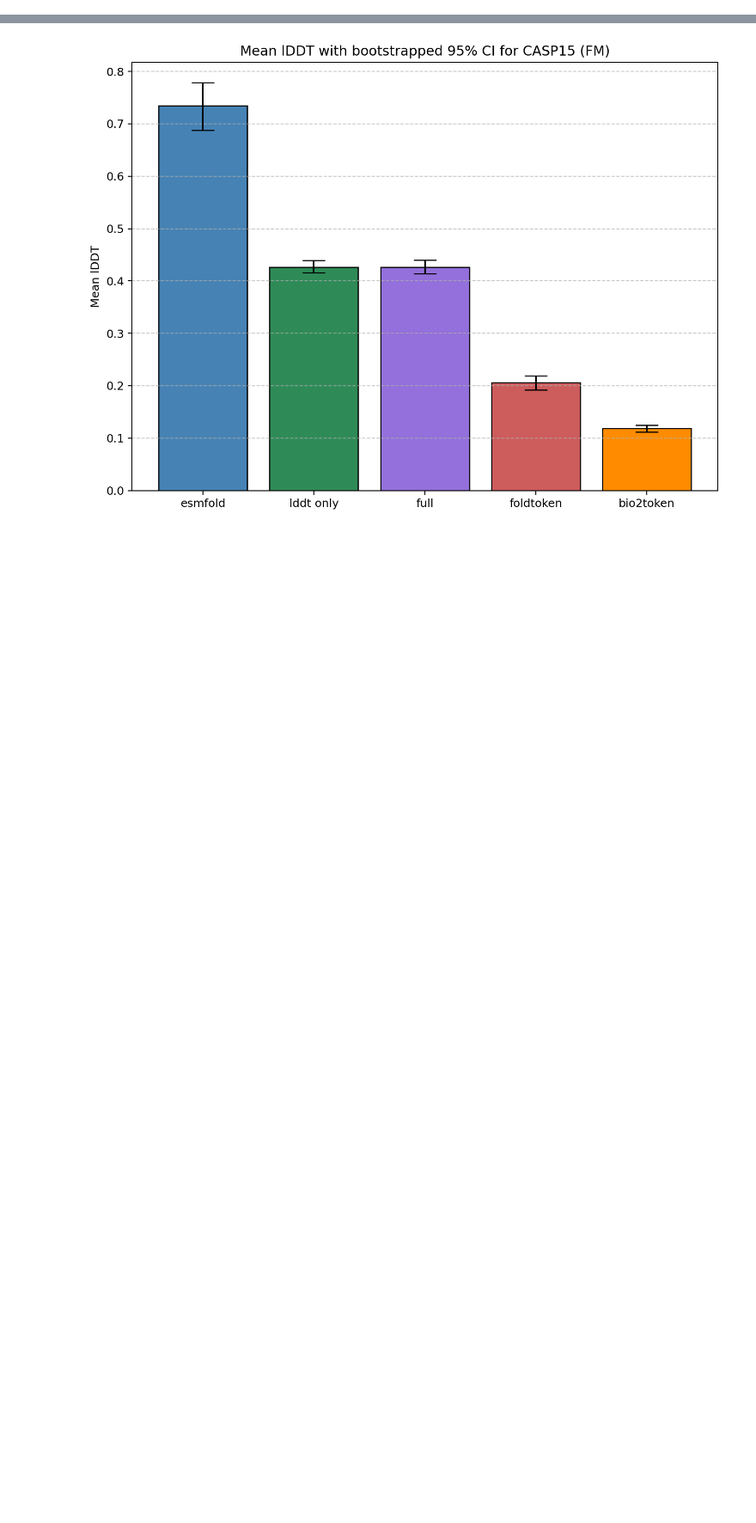
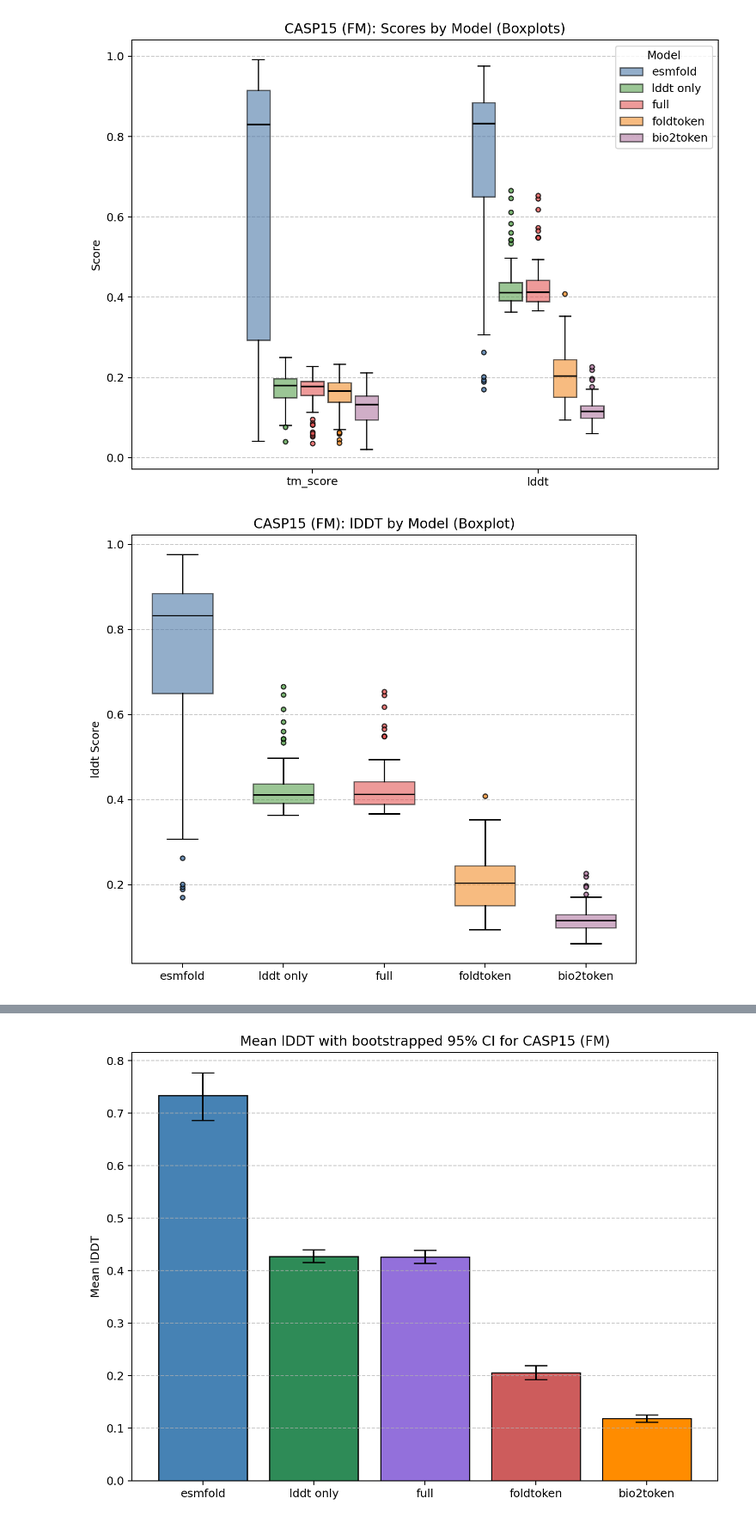
Before and after one commit to BetelgeuseBugFixer/MaPra2025, a Jupyter notebook: benchmark/benchmark.ipynb, the cells around one changed output, grey strips where cells are left out. Shown at 86% size. Saved outputs shown, nothing was run; the diff lists cells and outputs as text; code cells hidden in the pictures; blank space fills up the shorter version.

```diff
--- a/benchmark/benchmark.ipynb
+++ b/benchmark/benchmark.ipynb
@@ -241,0 +251,70 @@ plt.show()
+# %%
+# CASP
+casp_metrics = ['tm_score','lddt']
+casp_dfs   = [esmfold_casp, beta_0_casp, beta_1_casp, foldtoken_casp, bio2token_casp]
+casp_names = ["esmfold", "lddt only", "full", "foldtoken", "bio2token"]
+
+# 1) Grouped-by-metric BOX
+plot_scores(
+    metrics=casp_metrics,
+    dfs=casp_dfs,
+    model_names=casp_names,
+    kind="box",
+    layout="by_metric",
+    out_path="plots/final/casp_box_compare.png",
+    title="CASP15 (FM): Scores by Model (Boxplots)"
+)
+
+# 2) Single metric (lDDT) BOX, models on x
+plot_scores(
+    metrics=['lddt'],
+    dfs=casp_dfs,
+    model_names=casp_names,
+    kind="box",
+    layout="single_metric",
+    single_metric_name='lddt',
+    fig=(7,6),
+    out_path="plots/final/casp_box_lddt.png",
+    title="CASP15 (FM): lDDT by Model (Boxplot)"
+)
+
+# 3) Grouped-by-metric VIOLIN
+plot_scores(
+    metrics=casp_metrics,
+    dfs=casp_dfs,
+    model_names=casp_names,
+    kind="violin",
+    layout="by_metric",
+    out_path="plots/final/grouped_casp_violin_compare.png",
+    title="CASP15 (FM): Scores by Model (Violinplots)"
+)
+
+# 4) Single metric (lDDT) VIOLIN, models on x
+plot_scores(
+    metrics=['lddt'],
+    dfs=casp_dfs,
+    model_names=casp_names,
+    kind="violin",
+    layout="single_metric",
+    single_metric_name='lddt',
+    fig=(7,6),
+    out_path="plots/final/compare_casp_violin.png",
+    title="CASP15 (FM): lDDT and TM-Score by Model (Violinplot)"
+)
+
+casp_dfs   = [esmfold_casp, prostt5_casp_1]
+casp_names = ["esmfold", "prostt5_1"]
+
+plot_scores(
+    metrics=['tm_score','lddt'],
+    dfs=casp_dfs,
+    model_names=casp_names,
+    kind="violin",
+    layout="by_metric",
+    fig=(7,6),
+    out_path="plots/final/casp_violin_compare.png",
+    title="CASP15 (FM): lDDT by Model (Violinplot)"
+)
+# %% [output]
+[figure, added]
+[figure, added]
```
Also changed, not shown: parts of 10 cells of this notebook, 27 other files.
